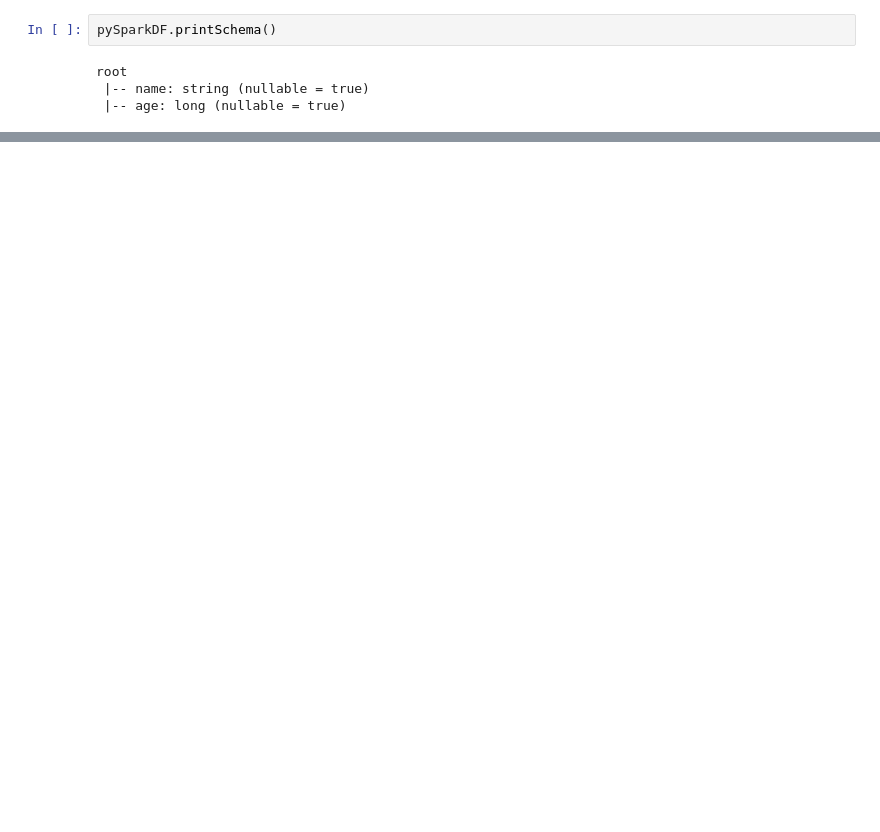
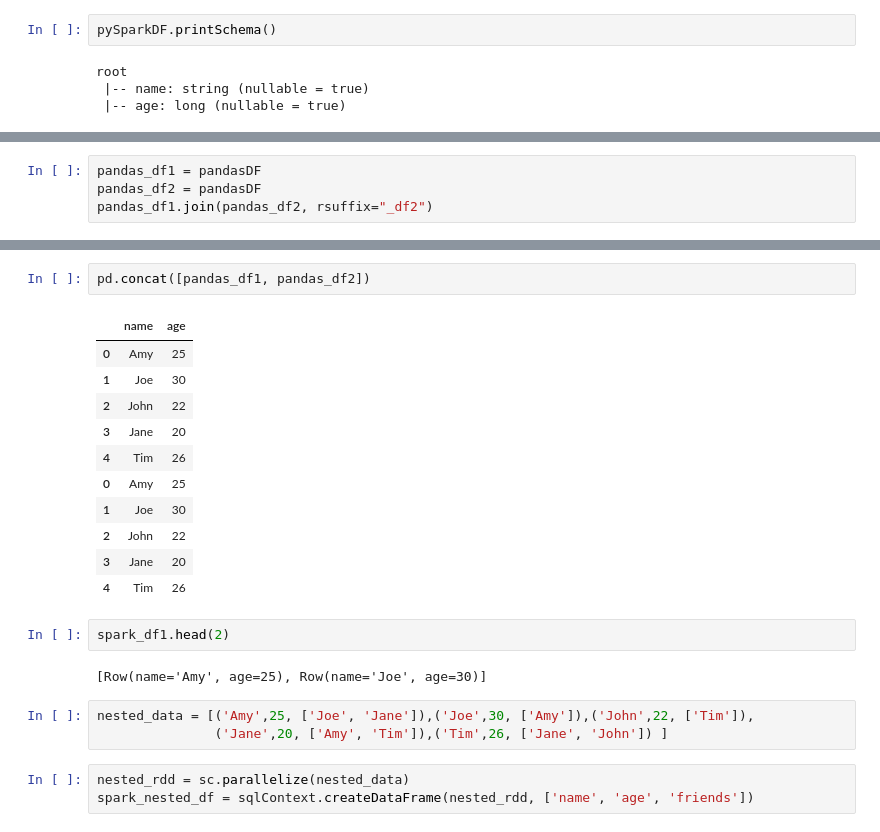
Before and after one commit to psinthong/AFrame, a Jupyter notebook: PySpark VS. PandasDF.ipynb, the cells around one changed output, grey strips where cells are left out. Drawn from its saved outputs; the diff is of its cells as text; blank space fills up the shorter version.

```diff
--- a/PySpark VS. PandasDF.ipynb
+++ b/PySpark VS. PandasDF.ipynb
@@ -105,0 +142,4 @@ Name: name, dtype: object
+# %%
+pandas_df1 = pandasDF
+pandas_df2 = pandasDF
+pandas_df1.join(pandas_df2, rsuffix="_df2")
@@ -105,0 +204,24 @@ Name: name, dtype: object
+# %%
+pd.concat([pandas_df1, pandas_df2])
+# %% [output]
+|  | name | age |
+| 0 | Amy | 25 |
+| 1 | Joe | 30 |
+| 2 | John | 22 |
+| 3 | Jane | 20 |
+| 4 | Tim | 26 |
+| 0 | Amy | 25 |
+| 1 | Joe | 30 |
+| 2 | John | 22 |
+| 3 | Jane | 20 |
+| 4 | Tim | 26 |
+# %%
+spark_df1.head(2)
+# %% [output]
+[Row(name='Amy', age=25), Row(name='Joe', age=30)]
+# %%
+nested_data = [('Amy',25, ['Joe', 'Jane']),('Joe',30, ['Amy']),('John',22, ['Tim']),
+               ('Jane',20, ['Amy', 'Tim']),('Tim',26, ['Jane', 'John']) ]
+# %%
+nested_rdd = sc.parallelize(nested_data)
+spark_nested_df = sqlContext.createDataFrame(nested_rdd, ['name', 'age', 'friends'])
```
Also changed, not shown: parts of 21 cells of this notebook, 8 other files.
